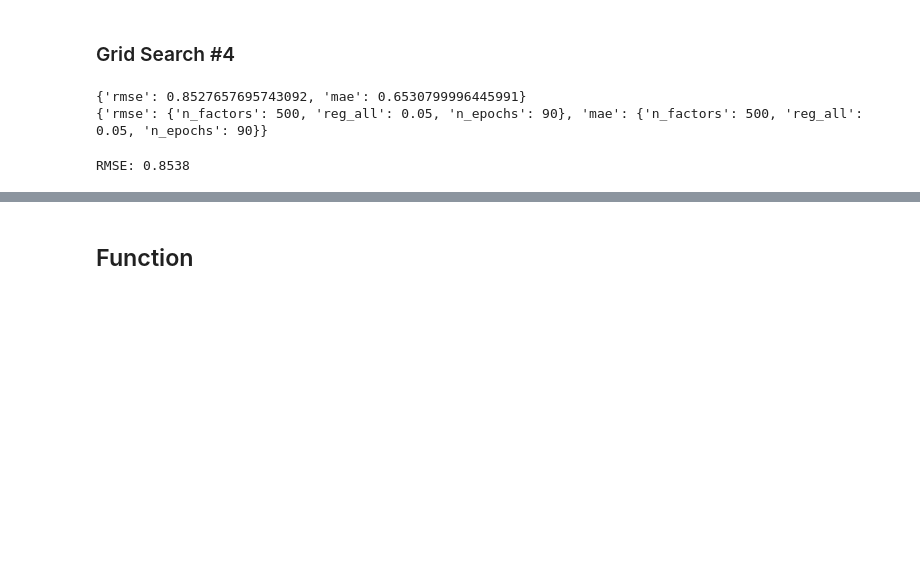
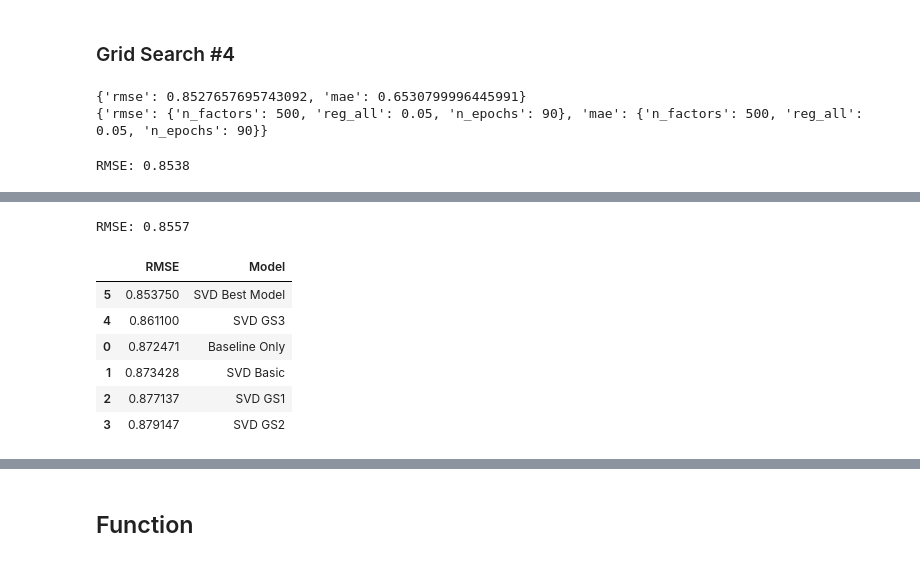
Before and after one commit to stephcia/movie-recommendation-system, a Jupyter notebook: stephanie_cleaning_2.ipynb, the cells around one changed output, grey strips where cells are left out. Saved outputs shown, nothing was run; the diff lists cells and outputs as text; code cells hidden in the pictures; blank space fills up the shorter version.

```diff
--- a/stephanie_cleaning_2.ipynb
+++ b/stephanie_cleaning_2.ipynb
@@ -966,0 +967,8 @@ SVDpp_gs = accuracy.rmse(predictions)
+# %%
+# instantiating NFM
+nfm_model = NMF(biased=False, n_factors=100, n_epochs=50)
+
+# Fit on trainset and make predictions using testset to return RMSE metric
+nfm_model.fit(trainset)
+predictions = nfm_model.test(testset)
+nfm_model_1 = accuracy.rmse(predictions)
@@ -971,8 +980,0 @@ SVDpp_gs = accuracy.rmse(predictions)
-# %%
-svd_best_model = params_7 = {'n_factors': [100, 150, 200],
-          'reg_all': [.05, .02],
-           'n_epochs': [40, 50, 60, 70]}
-
-g_s_svd_7 = GridSearchCV(SVD, param_grid=params_7, cv=5, refit=True)
-
-g_s_svd_7.fit(data)
@@ -981,3 +987,30 @@ g_s_svd_7.fit(data)
+# %%
+# Fit on trainset and make predictions using testset to return RMSE metric
+svd_best_model.fit(trainset)
+predictions = svd_best_model.test(testset)
+svd_gs_best = accuracy.rmse(predictions)
+# %% [output]
+RMSE: 0.8557
+# %%
+#making dataframe of all RMSE scores for all models
+
+model_name = ["Baseline Only", "SVD Basic", "SVD GS1", "SVD GS2", "SVD GS3", "SVD Best Model"]
+rmse_score_model = [baseline_only, svd_simple, g_s_svd_1, g_s_svd_2_rmse, g_s_svd_3_rmse, svd_gs_best]
+
+model_df = pd.DataFrame()
+model_df['RMSE'] = rmse_score_model
+model_df['Model'] = model_name
+model_df = model_df.sort_values(by="RMSE")
+# %%
+model_df
+# %% [output]
+|  | RMSE | Model |
+| 5 | 0.853750 | SVD Best Model |
+| 4 | 0.861100 | SVD GS3 |
+| 0 | 0.872471 | Baseline Only |
+| 1 | 0.873428 | SVD Basic |
+| 2 | 0.877137 | SVD GS1 |
+| 3 | 0.879147 | SVD GS2 |
 # %%
 import plotly.express as px
 
```
Also changed, not shown: parts of 21 cells of this notebook.
